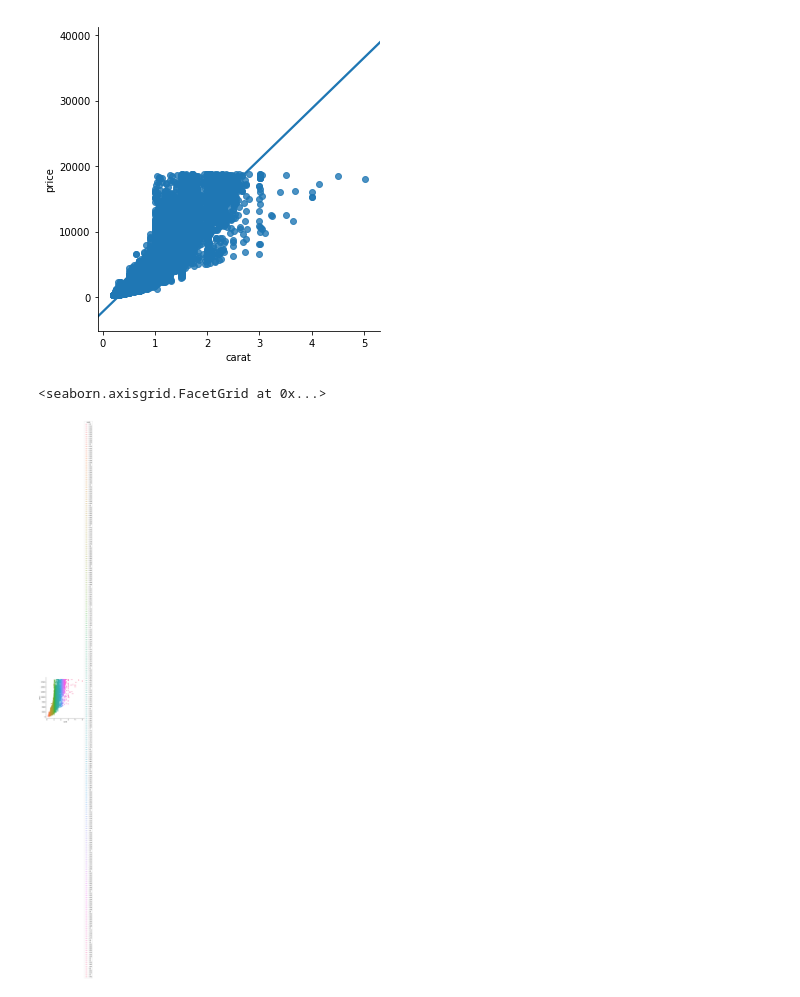
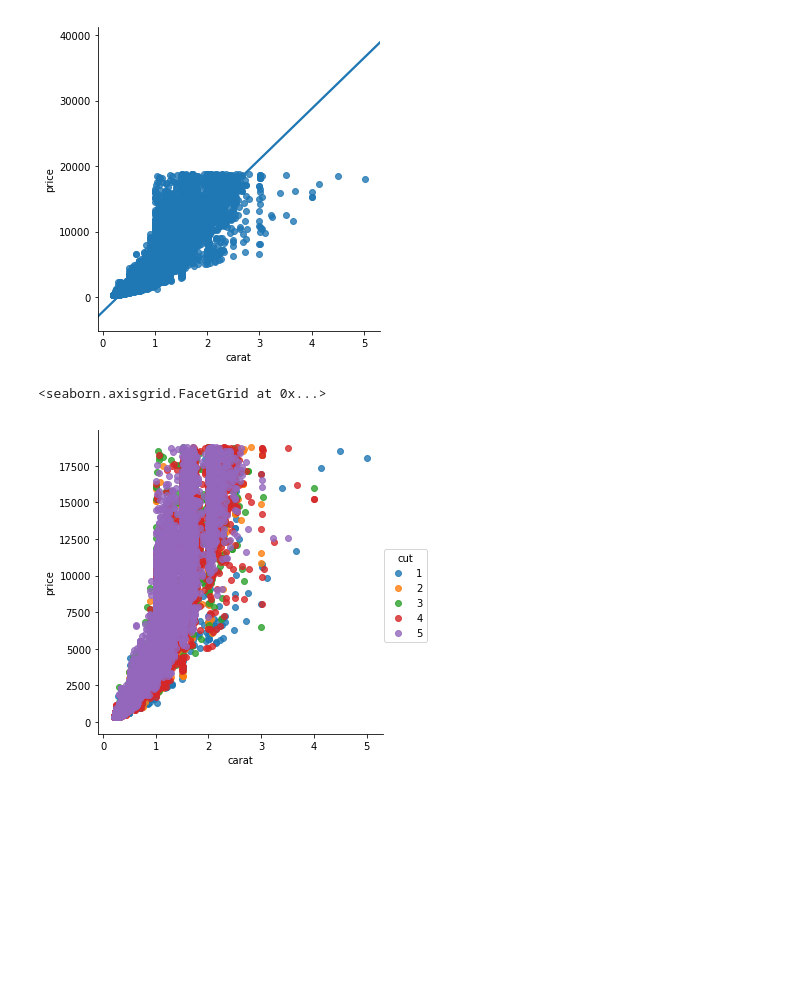
Before and after one commit to UcheUzokwe/Dec2018DataAnalyticBootCampProjects, a Jupyter notebook: Diamond Data Sets.ipynb, the cells around one changed output. Saved outputs shown, nothing was run; the diff lists cells and outputs as text; code cells hidden in the pictures; blank space fills up the shorter version.

```diff
--- a/Diamond Data Sets.ipynb
+++ b/Diamond Data Sets.ipynb
@@ -61,8 +105,3 @@ Prospect    48718
 Business     3567
 Elite        1655
 Name: mytag, dtype: int64
-# %%
-#make new column with Price Grading Schema
-df['Customer_Prize_Tag'] = pd.cut(df['price'], bins, labels=cut_tag)
-#df.head()
-pd.value_counts(df['Customer_Prize_Tag']) # number of observations per customer price group
@@ -142,10 +228,10 @@ sns.lmplot(x='carat', y='price', data=df)
 # %%
 #add more details to scatterplot
 sns.lmplot(x='carat', y='price', data=df,
            fit_reg=False, #remove regression line
-           hue='carat')   #color by evolution stage
+           hue='cut')   #color by evolution stage
 # %% [output]
 <seaborn.axisgrid.FacetGrid at 0x...>
-[figure, old version]
+[figure, new version]
 # %%
 %matplotlib inline
```
Also changed, not shown: parts of 39 cells of this notebook.
